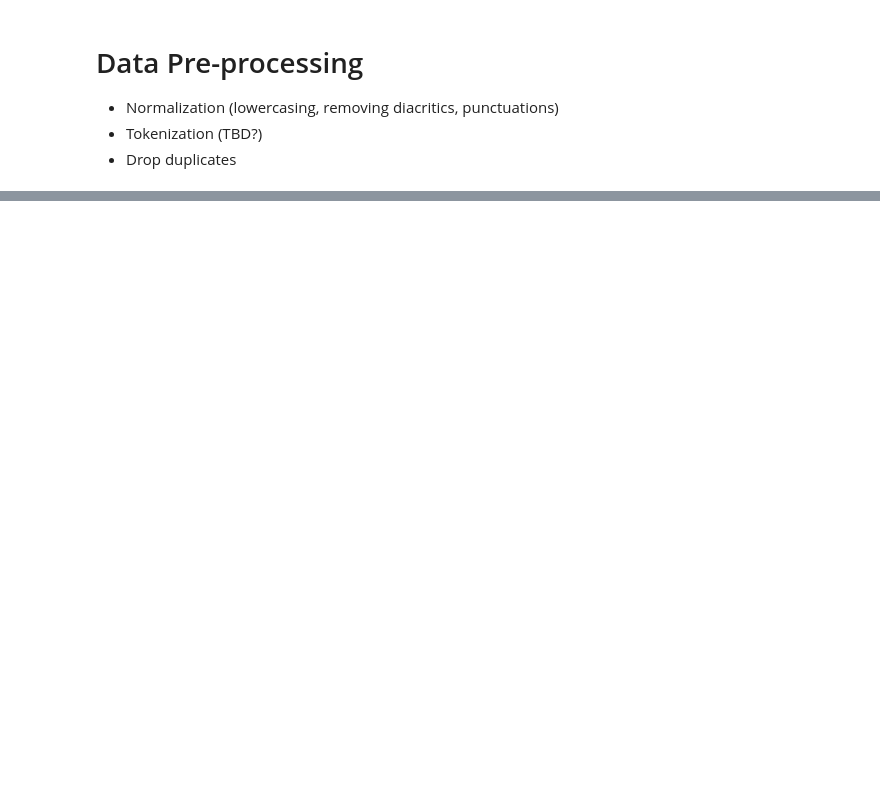
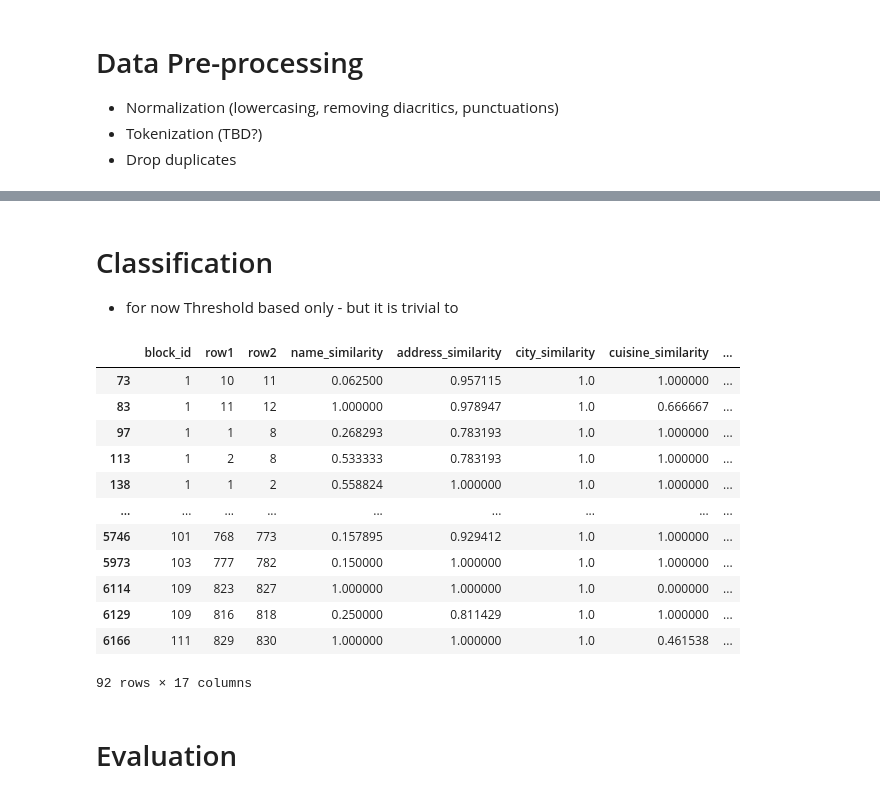
Before and after one commit to miszcz44/inzynierka_deduplikacja, a Jupyter notebook: data_pipeline/data_pipeline.ipynb, the cells around one changed output, grey strips where cells are left out. Saved outputs shown, nothing was run; the diff lists cells and outputs as text; code cells hidden in the pictures; blank space fills up the shorter version.

Commit message:
Tbh idk what i did, everything besides evaluation works, tired

```diff
--- a/data_pipeline/data_pipeline.ipynb
+++ b/data_pipeline/data_pipeline.ipynb
@@ -362,0 +412,6 @@ shape: (9, 7)
+# %%
+block_builder = BlockBuilding(preprocessed_data, method='dynamic_sorted_neighborhood')
+block_builder.build_blocks(max_window_size=20, match_threshold=0.7, columns=['city', 'cuisine'], n_letters=4)
+all_blocks = block_builder.get_blocks()
+all_blocks
+# block_builder.display_block(1)
@@ -362,0 +522,18 @@ shape: (9, 7)
+# %%
+comparison = Comparison(all_blocks)
+
+# name	address	city	cuisine
+column_algorithms = {
+    "name": comparison.qgram_similarity,
+    "address": comparison.jaro_winkler_similarity,
+    "city": comparison.jaro_winkler_similarity,
+    "cuisine": comparison.qgram_similarity
+}
+
+# Compare within blocks
+result = comparison.compare_within_blocks(
+    block_col="block_id",
+    column_algorithms=column_algorithms
+)
+
+result
@@ -362,0 +554,4 @@ shape: (9, 7)
+# %% [markdown]
+# Classification
+
+* for now Threshold based only - but it is trivial to
@@ -362,0 +630,23 @@ shape: (9, 7)
+# %%
+classifier = Classifier(all_blocks, result)
+classified_results = classifier.classify_matches(
+    method='threshold_based',
+    thresholds={'not_match': 0.6, 'match': 0.75}
+)
+classified_results[classified_results['classification'] == 'Match']
+# %% [output]
+|  | block_id | row1 | row2 | name_similarity | address_similarity | city_similarity | cuisine_similarity | ... |
+| 73 | 1 | 10 | 11 | 0.062500 | 0.957115 | 1.0 | 1.000000 | ... |
+| 83 | 1 | 11 | 12 | 1.000000 | 0.978947 | 1.0 | 0.666667 | ... |
+| 97 | 1 | 1 | 8 | 0.268293 | 0.783193 | 1.0 | 1.000000 | ... |
+| 113 | 1 | 2 | 8 | 0.533333 | 0.783193 | 1.0 | 1.000000 | ... |
+| 138 | 1 | 1 | 2 | 0.558824 | 1.000000 | 1.0 | 1.000000 | ... |
+| ... | ... | ... | ... | ... | ... | ... | ... | ... |
+| 5746 | 101 | 768 | 773 | 0.157895 | 0.929412 | 1.0 | 1.000000 | ... |
+| 5973 | 103 | 777 | 782 | 0.150000 | 1.000000 | 1.0 | 1.000000 | ... |
+| 6114 | 109 | 823 | 827 | 1.000000 | 1.000000 | 1.0 | 0.000000 | ... |
+| 6129 | 109 | 816 | 818 | 0.250000 | 0.811429 | 1.0 | 1.000000 | ... |
+| 6166 | 111 | 829 | 830 | 1.000000 | 1.000000 | 1.0 | 0.461538 | ... |
+92 rows × 17 columns
+# %% [markdown]
+# Evaluation
```
Also changed, not shown: parts of 17 cells of this notebook, 2 other files.
